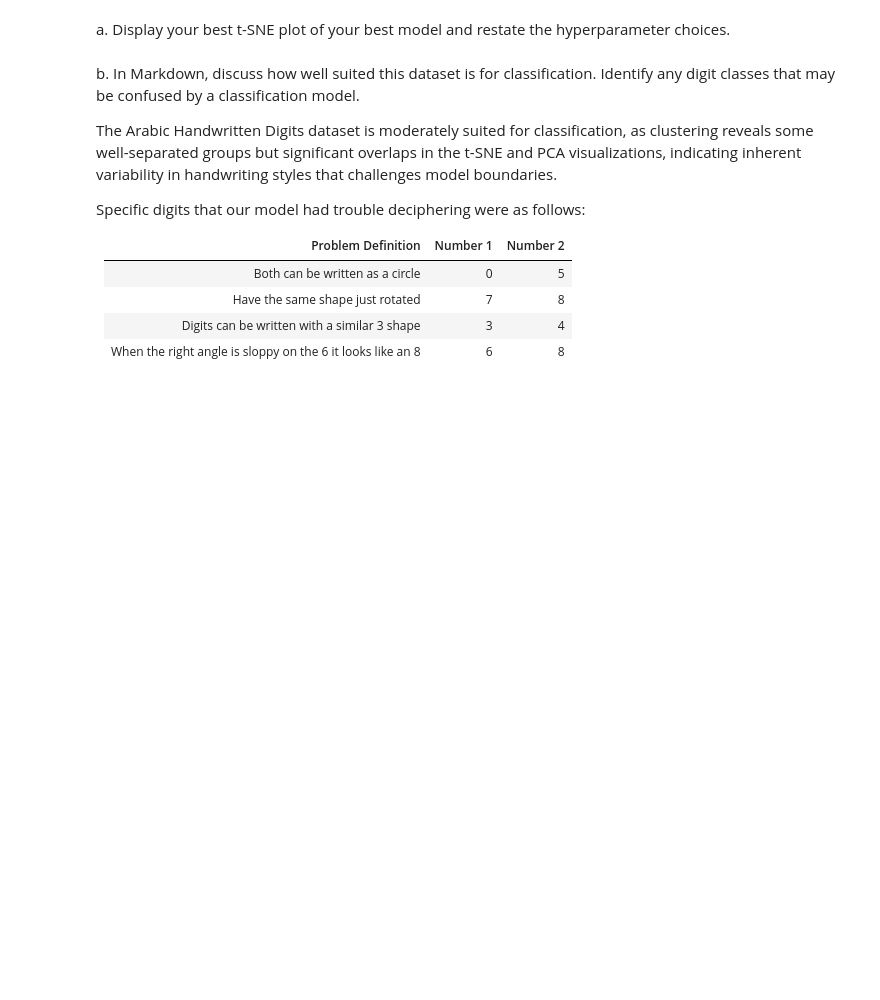
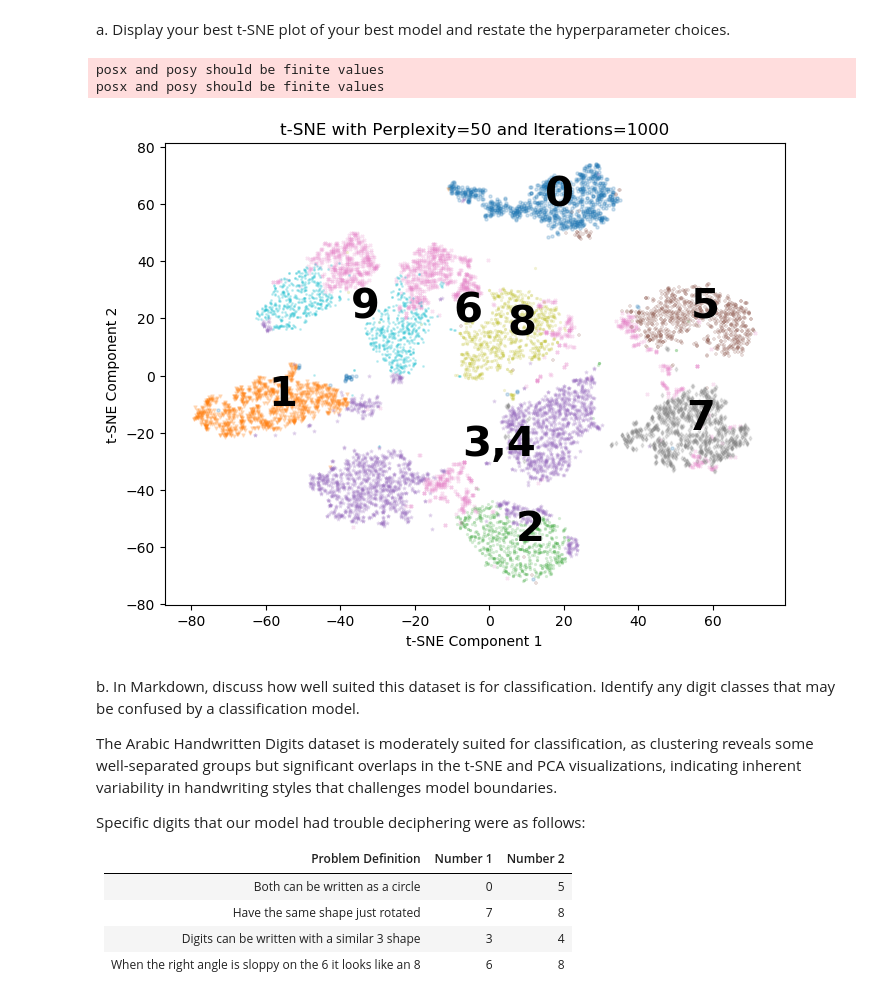
Before and after one commit to Hunteracademic/Unsupervised_assignment_1, a Jupyter notebook: Asg06_Group04_AlexKravtsov_DanielCastiblanco_HunterWard.ipynb, the cells around one changed output. Drawn from its saved outputs; the diff is of its cells as text; code cells hidden in the pictures; blank space fills up the shorter version.

```diff
--- a/Asg06_Group04_AlexKravtsov_DanielCastiblanco_HunterWard.ipynb
+++ b/Asg06_Group04_AlexKravtsov_DanielCastiblanco_HunterWard.ipynb
@@ -590,6 +572,24 @@ d. In Markdown, explain which plot provides the best visualization. You may revi
 ## Conclusions
 # %% [markdown]
 a. Display your best t-SNE plot of your best model and restate the hyperparameter choices.
+# %%
+model_tsne = TSNE(random_state=SEED, verbose=0, n_components=2,
+                    perplexity=50, n_iter=1000)
+tsne_data = model_tsne.fit_transform(pca_data)
+plt.figure(figsize=(8, 6))
+plt.title(f't-SNE with Perplexity={perp} and Iterations={iterations}')
+plt.xlabel('t-SNE Component 1')
+plt.ylabel('t-SNE Component 2')
+for i in range(10):
+    selections = tsne_data[pca_data_df['Digit'] == i]
+    plt.scatter(selections[:,0], selections[:,1], alpha=0.2, marker=MARKER[i], s=5)
+    x, y = selections.mean(axis=0)
+    plt.text(x, y, ('3,4' if i == 4 else str(i)), fontdict={'weight': 'bold', 'size': 30})
+plt.show()
+# %% [output]
+posx and posy should be finite values
+posx and posy should be finite values
+[figure, added]
 # %% [markdown]
 b. In Markdown, discuss how well suited this dataset is for classification. Identify any digit classes that may be confused by a classification model.
 
```
Also changed, not shown: parts of 10 cells of this notebook.
